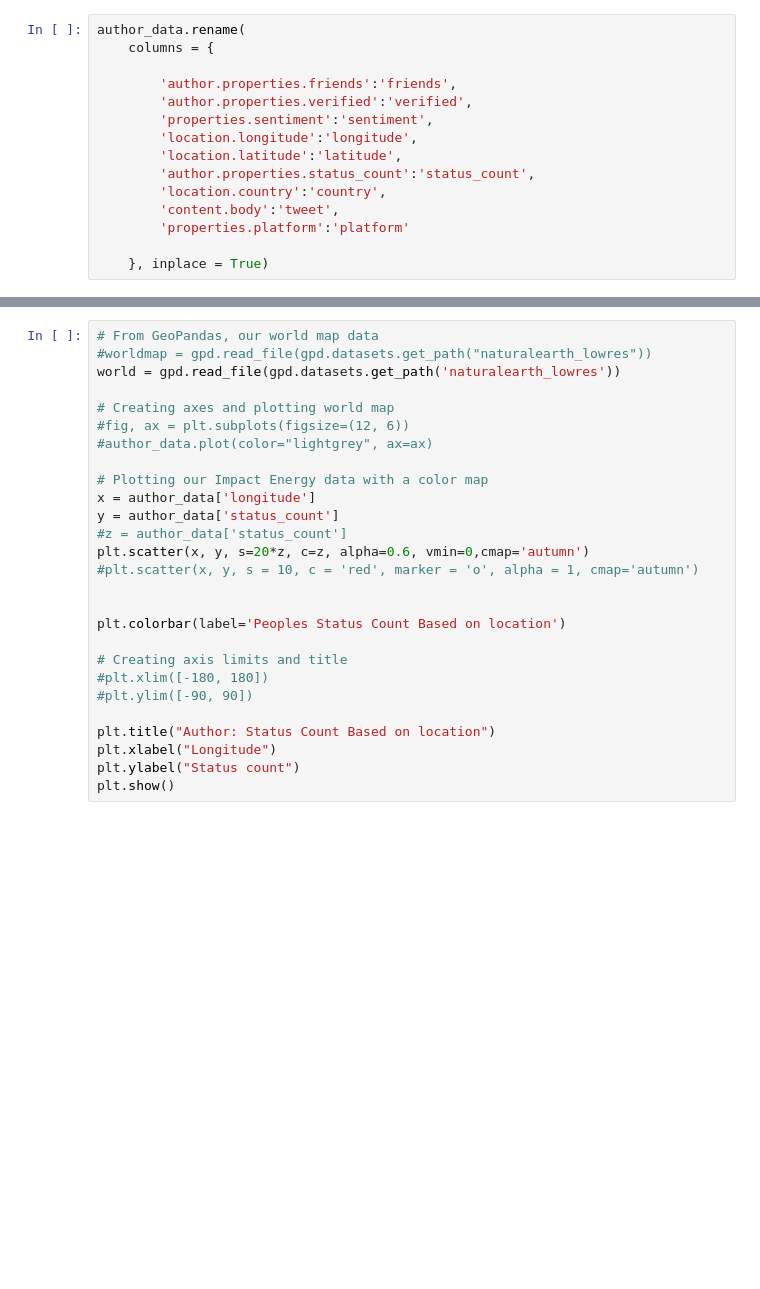
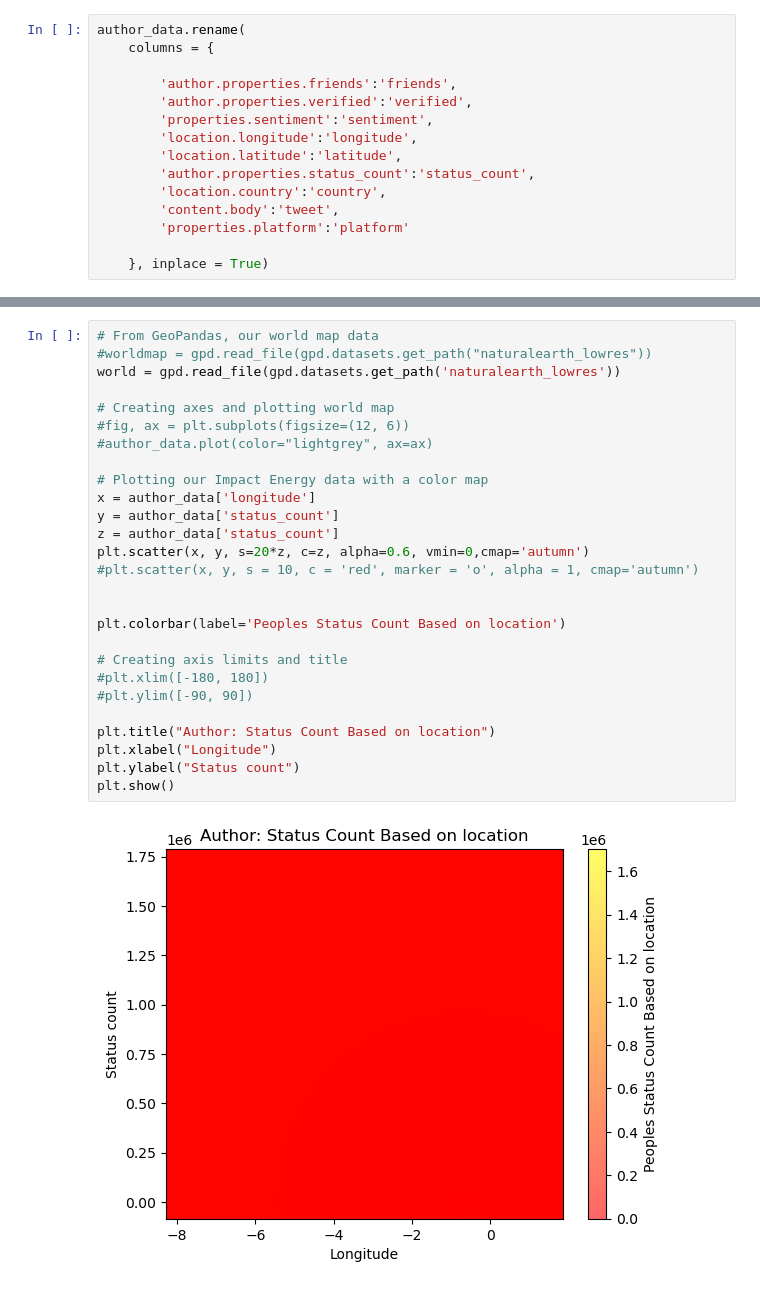
Before and after one commit to Biddie/final_project, a Jupyter notebook: Final Project Purplezone.ipynb, the cells around one changed output, grey strips where cells are left out. Drawn from its saved outputs; the diff is of its cells as text; blank space fills up the shorter version.

```diff
--- a/Final Project Purplezone.ipynb
+++ b/Final Project Purplezone.ipynb
@@ -171,27 +447,29 @@ sns.catplot(data=author_data_new, kind="bar", x="verified", y="friends", hue="se
 # %%
 # From GeoPandas, our world map data
 #worldmap = gpd.read_file(gpd.datasets.get_path("naturalearth_lowres"))
 world = gpd.read_file(gpd.datasets.get_path('naturalearth_lowres'))
 
 # Creating axes and plotting world map
 #fig, ax = plt.subplots(figsize=(12, 6))
 #author_data.plot(color="lightgrey", ax=ax)
 
 # Plotting our Impact Energy data with a color map
 x = author_data['longitude']
 y = author_data['status_count']
-#z = author_data['status_count']
+z = author_data['status_count']
 plt.scatter(x, y, s=20*z, c=z, alpha=0.6, vmin=0,cmap='autumn')
 #plt.scatter(x, y, s = 10, c = 'red', marker = 'o', alpha = 1, cmap='autumn')
 
 
 plt.colorbar(label='Peoples Status Count Based on location')
 
 # Creating axis limits and title
 #plt.xlim([-180, 180])
 #plt.ylim([-90, 90])
 
 plt.title("Author: Status Count Based on location")
 plt.xlabel("Longitude")
 plt.ylabel("Status count")
 plt.show()
+# %% [output]
+[figure, added]
```
Also changed, not shown: parts of 81 cells of this notebook, 12 other files.
